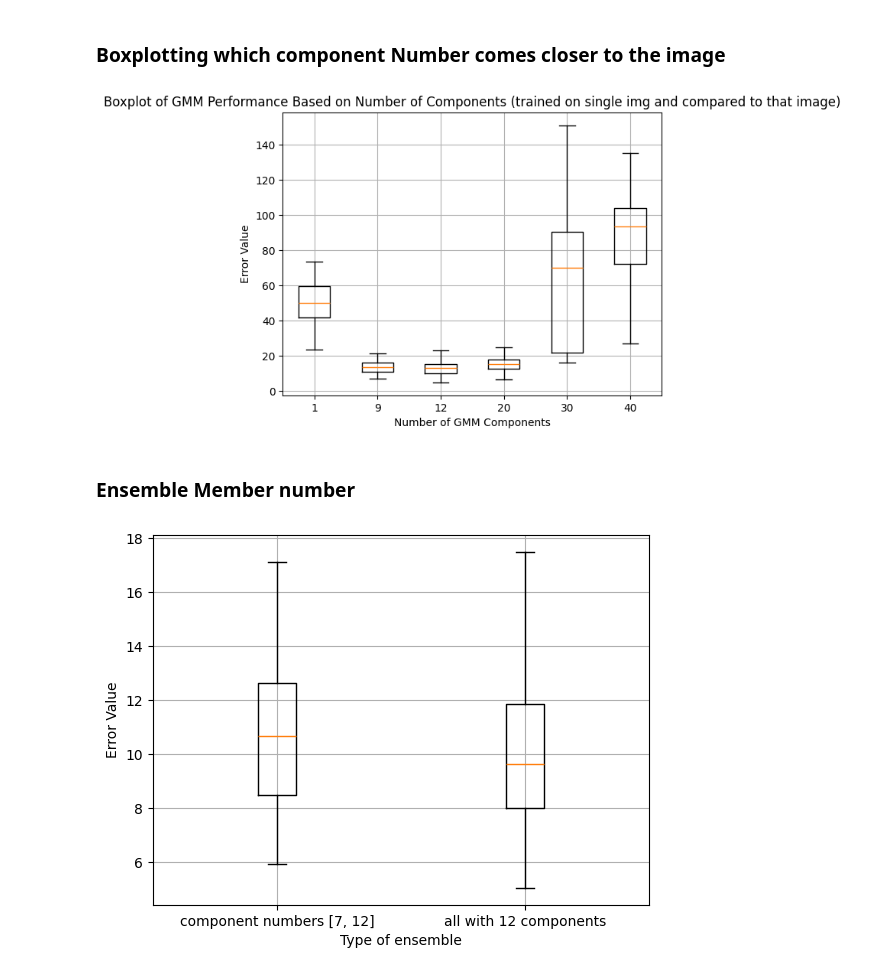
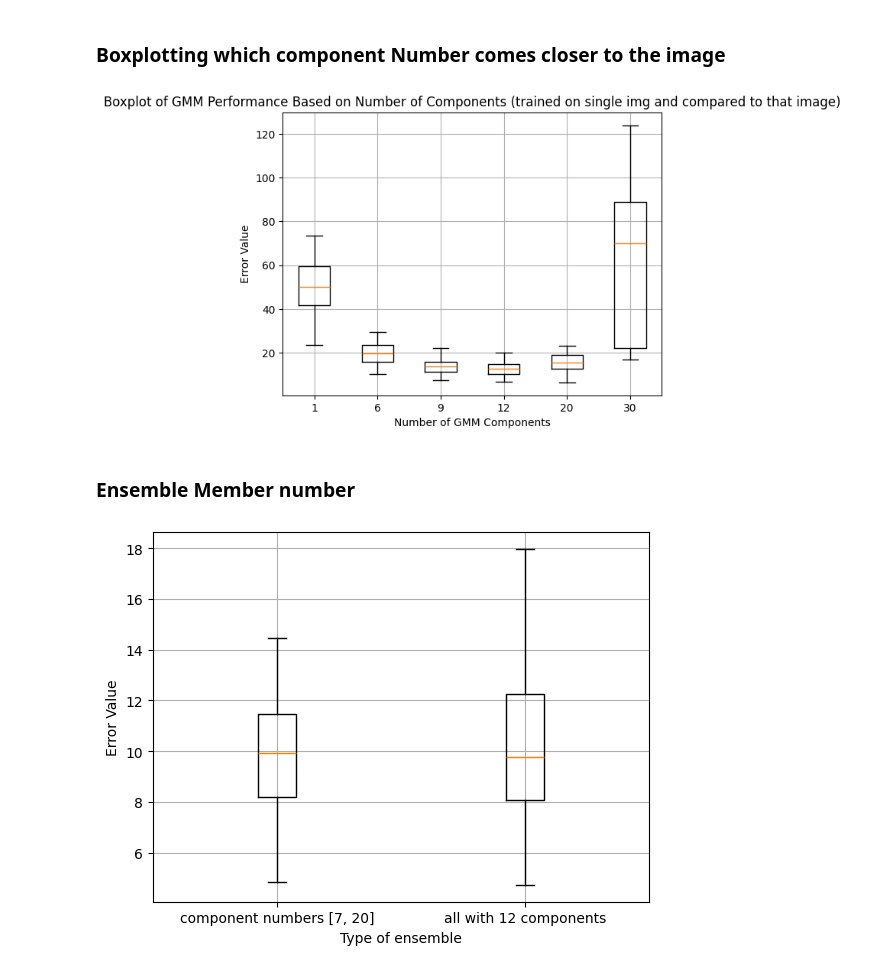
Before and after one commit to DaSebb/gmm_project, a Jupyter notebook: src/gmm_notebook.ipynb, the cells around one changed output. Drawn from its saved outputs; the diff is of its cells as text; code cells hidden in the pictures.

```diff
--- a/src/gmm_notebook.ipynb
+++ b/src/gmm_notebook.ipynb
@@ -170,25 +199,22 @@ train_data_table = create_XY_table_from_training_data(X_digit_img)
 # %% [markdown]
 ### Check Error Calculation
 # %%
-test_img  = X_digit[29]
-
 error_between_img_and_img = compare_error_of_IMG_and_IMG(overlayed_digits, test_img)
 
-XY_table = create_XY_table(test_img)
-gmm_01 = GaussianMixture(n_components=1, covariance_type='full', reg_covar=1e-6, max_iter=200)
-gmm_01.fit(XY_table)
+pixel_img_of_gmm_pdf = create_img_from_fitted_gmm([gmm_01], score_data_table)
 
-error_between_img_and_gmm, error_map = compare_error_of_GMM_and_IMG([gmm_01], train_data_table, overlayed_digits)
+error_between_img_and_gmm, error_map = compare_error_of_GMM_and_IMG([gmm_01], score_data_table, overlayed_digits)
 print(f'error between overlayed img and gmm trained on single img is: "{error_between_img_and_gmm}"')
 
 fig, ax = plt.subplots()
 fig2, ax2 = plt.subplots()
 fig3, ax3 = plt.subplots()
 fig4, ax4 = plt.subplots()
+fig5, ax5 = plt.subplots()
 
 plot_gmm(gmm_01, ax)
 
-sub_plot_gmm_probabilities_in_subplot(fig2, ax2, train_data_table, [gmm_01])
+sub_plot_gmm_probabilities_in_subplot(fig2, ax2, score_data_table, [gmm_01])
 ax2.set_title(f'Normalised density function of trained GMM with "{gmm_01.n_components}" component(s)')
 
 pixel_val = ax.imshow(test_img)
@@ -205,5 +231,11 @@ pixel_val_2 = ax4.imshow(overlayed_digits)
 ax4.set_title("400 MNIST images overlayed on top of each other")
 cbar_2 = fig4.colorbar(pixel_val_2, ax=ax4, orientation='vertical')
 cbar_2.set_label("Raw pixel gray values")
+
+pixel_val_3 = ax5.imshow(pixel_img_of_gmm_pdf)
+ax5.set_title('pixle image pdf from fitted gmm')
+cbar_3 = fig5.colorbar(pixel_val_3, ax=ax5, orientation='vertical' )
+cbar_3.set_label("Raw pixel gray values")
+
 plt.show()
 # %% [output]
@@ -217,7 +250,7 @@ error between overlayed img and gmm trained on single img is: "15.59610658572892
 # %%
 result = []
 for img in X_digit[30:80]:
-    result.append(experiment_single_vs_ensemble(train_data_table, img, 20))
+    result.append(experiment_single_vs_ensemble(score_data_table, img, 20))
 result = np.array(result)
 
 #digit_img_2 = X_digit[26]
@@ -256,7 +289,7 @@ def experiment_1_2(single_digit_img, overlayed_digits, gmm_components):
     gmm_01 = GaussianMixture(n_components=gmm_components, covariance_type='full')
     gmm_01.fit(XY_table)
 
-    error_between_img_and_gmm, error_map = compare_error_of_GMM_and_IMG([gmm_01], train_data_table, overlayed_digits)
+    error_between_img_and_gmm, error_map = compare_error_of_GMM_and_IMG([gmm_01], score_data_table, overlayed_digits)
     return error_between_img_and_gmm
 
 gmm_comp_numbers = np.array([1, 9, 12, 20, 30])
@@ -309,7 +342,7 @@ def experiment_3(single_digit_img, gmm_component_number):
     error_between_img_and_gmm, error_map = compare_error_of_GMM_and_IMG([gmm], train_data_table, single_digit_img)
     return error_between_img_and_gmm
 
-gmm_comp_numbers = np.array([1, 9, 12, 20, 40])
+gmm_comp_numbers = np.array([1, 6, 9, 12, 20, 30])
 
 result = []
 
@@ -326,7 +359,7 @@ plt.ylabel('Error Value')
 plt.grid(True)
 plt.show()
 # %% [output]
-[figure, old version]
+[figure, new version]
 # %% [markdown]
 ### Ensemble Member number
 # %%
@@ -334,33 +367,32 @@ def experiment_ensemble_members(score_data, digit_img, ensemble_number):
     train_table = create_XY_table(digit_img)
     gmm_component_numbers = np.random.randint(7, 20, ensemble_number)
     gmm_array = [GaussianMixture(n_components=component_number, covariance_type='full') for _, component_number in zip(range(ensemble_number), gmm_component_numbers)]
     gmm_array_2 = [GaussianMixture(n_components=12) for _ in range(ensemble_number)]
 
     for one_gmm in gmm_array:
         one_gmm.fit(train_table)
 
     for one_gmm in gmm_array_2:
         one_gmm.fit(train_table)
 
     [error_gmm_diff_pars, error_map] = compare_error_of_GMM_and_IMG(gmm_array, score_data, digit_img)
     [error_gmm_same_pars, error_map] = compare_error_of_GMM_and_IMG(gmm_array_2, score_data, digit_img)
 
     return [error_gmm_diff_pars, error_gmm_same_pars]
 
 #gmm_ensemble_numbers = [5, 10, 20, 30, 40, 50]
 
 result = []
 for img in X_digit[30:80]:
-    result.append(experiment_ensemble_members(train_data_table, img, 20))
+    result.append(experiment_ensemble_members(score_data_table, img, 20))
 result = np.array(result)
 data = [result[:, 0], result[:, 1]]
-
 
 plt.boxplot(data, tick_labels=['component numbers [7, 20]', 'all with 12 components' ], showfliers=False)
 #plt.title('Boxplot of GMM Performance Based on Number of Components (trained on single img and compared to that image)')
 plt.xlabel('Type of ensemble')
 plt.ylabel('Error Value')
 plt.grid(True)
 plt.show()
 # %% [output]
-[figure, old version]
+[figure, new version]
```
Also changed, not shown: parts of 6 cells of this notebook.
